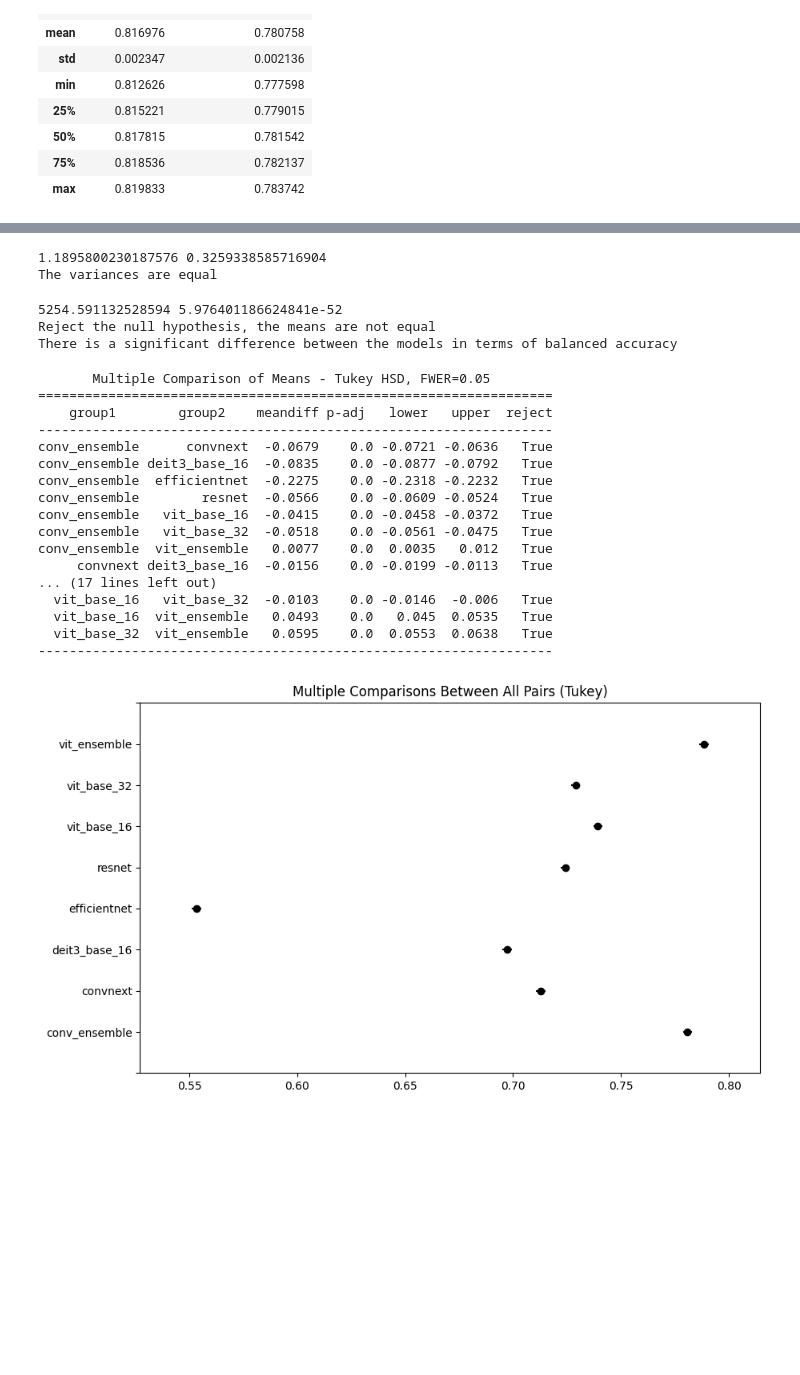
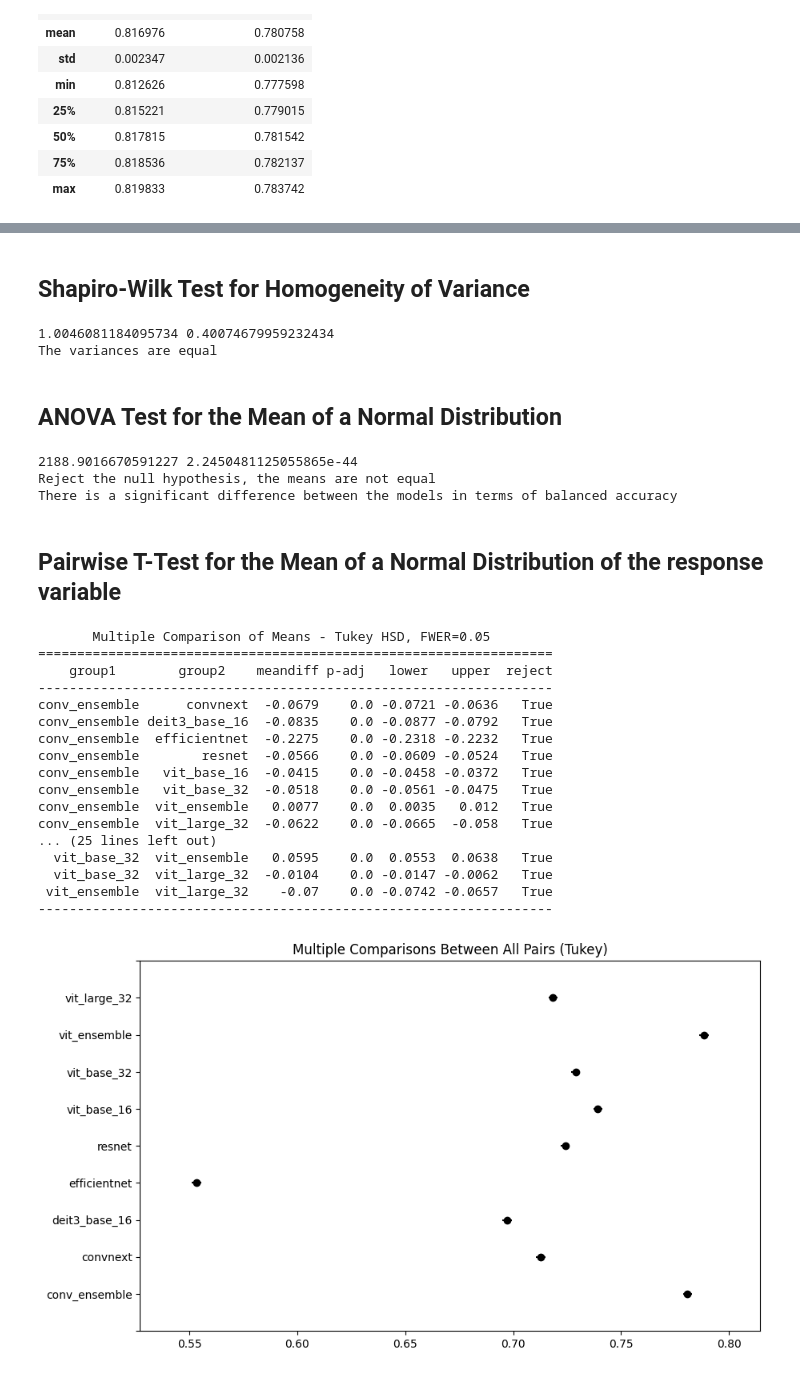
Before and after one commit to Antonio-Tresol/vits_ensemble_cr_leaves, a Jupyter notebook: metrics/metrics_analysis.ipynb, the cells around one changed output, grey strips where cells are left out. Cells and saved outputs as stored; diff of their text form; code cells hidden in the pictures; blank space fills up the shorter version.

```diff
--- a/metrics/metrics_analysis.ipynb
+++ b/metrics/metrics_analysis.ipynb
@@ -37,6 +38,3 @@ conv_ensemble.describe()
 | 50% | 0.817815 | 0.781542 |
 | 75% | 0.818536 | 0.782137 |
 | max | 0.819833 | 0.783742 |
-# %%
-deit3_base_16.sort_values(by="test/BalancedAccuracy", ascending=False, inplace=True)
-deit3_base_16.describe()
@@ -53,3 +40,0 @@ deit3_base_16.describe()
-# %%
-convnext.sort_values(by="test/BalancedAccuracy", ascending=False, inplace=True)
-convnext.describe()
@@ -67,25 +42,53 @@ convnext.describe()
 import matplotlib.pyplot as plt
 import seaborn as sns
 # %%
-all_metrics = pd.concat([vit_ensemble, conv_ensemble, deit3_base_16, convnext, vit_base_32, vit_base_16, resnet, efficientnet], axis=0)
+all_metrics = pd.concat(
+    [
+        vit_ensemble,
+        conv_ensemble,
+        deit3_base_16,
+        convnext,
+        vit_base_32,
+        vit_base_16,
+        resnet,
+        efficientnet,
+        vit_large_32,
+    ],
+    axis=0,
+)
+
+
 all_metrics["model"] = (
     ["vit_ensemble"] * vit_ensemble.shape[0]
     + ["conv_ensemble"] * conv_ensemble.shape[0]
+
     + ["deit3_base_16"] * deit3_base_16.shape[0]
     + ["convnext"] * convnext.shape[0]
     + ["vit_base_32"] * vit_base_32.shape[0]
     + ["vit_base_16"] * vit_base_16.shape[0]
     + ["resnet"] * resnet.shape[0]
     + ["efficientnet"] * efficientnet.shape[0]
+    + ["vit_large_32"] * vit_large_32.shape[0]
 )
 
 all_metrics
+
+
+
 plt.figure(figsize=(10, 6))
+
+
 sns.scatterplot(data=all_metrics, x=all_metrics.index, y="test/Accuracy", hue="model")
+
+
 
 plt.xlabel("Trial Number")
 
+
+
 plt.ylabel("Accuracy")
+
+
 plt.title("Accuracy of Models")
 # %% [output]
 Text(0.5, 1.0, 'Accuracy of Models')
@@ -184,12 +217,14 @@ The data VIT Ensemble is normally distributed
 Shapiro Statistic: 0.9418474216271043
 Shapiro P Value: 0.5424547808989539
 The data EfficientNet is normally distributed
+# %% [markdown]
+## Shapiro-Wilk Test for Homogeneity of Variance
 # %%
 # Levene test is for equal variances
 levene_stat, levene_p = stats.levene(
     vit_ensemble["test/BalancedAccuracy"],
     conv_ensemble["test/BalancedAccuracy"],
-    deit3_base_16["test/BalancedAccuracy"],
+    vit_base_32["test/BalancedAccuracy"],
     convnext["test/BalancedAccuracy"],
 )
 print(levene_stat, levene_p)
@@ -199,54 +234,65 @@ if levene_p < 0.05:
 else:
     print("The variances are equal")
 # %% [output]
-1.1895800230187576 0.3259338585716904
+1.0046081184095734 0.40074679959232434
 The variances are equal
+# %% [markdown]
+## ANOVA Test for the Mean of a Normal Distribution
 # %%
 # ANOVA test
 fvalue, pvalue = stats.f_oneway(
     vit_ensemble["test/BalancedAccuracy"],
     conv_ensemble["test/BalancedAccuracy"],
-    deit3_base_16["test/BalancedAccuracy"],
     convnext["test/BalancedAccuracy"],
+    vit_base_32["test/BalancedAccuracy"],
 )
 
 print(fvalue, pvalue)
 if pvalue < 0.05:
     print("Reject the null hypothesis, the means are not equal")
-    print("There is a significant difference between the models in terms of balanced accuracy")
+    print(
+        "There is a significant difference between the models in terms of balanced accuracy"
+    )
 else:
     print("Fail to reject the null hypothesis, the means are equal")
-    print("There is no significant difference between the models in terms of balanced accuracy")
+    print(
+        "There is no significant difference between the models in terms of balanced accuracy"
+    )
 # %% [output]
-5254.591132528594 5.976401186624841e-52
+2188.9016670591227 2.2450481125055865e-44
 Reject the null hypothesis, the means are not equal
 There is a significant difference between the models in terms of balanced accuracy
+# %% [markdown]
+## Pairwise T-Test for the Mean of a Normal Distribution of the response variable
 # %%
 from statsmodels.stats.multicomp import pairwise_tukeyhsd
+
 # we can use Tukey's HSD test to find out which models are different
 # the tukeyhsd test performs multiple pairwise comparisons using the studentized range distribution
-m_comp = pairwise_tukeyhsd(
-    all_metrics["test/BalancedAccuracy"], all_metrics["model"]
-)
+
+m_comp = pairwise_tukeyhsd(all_metrics["test/BalancedAccuracy"], all_metrics["model"])
+
 print(m_comp)
+
 m_comp.plot_simultaneous()
+
 plt.show()
 # %% [output]
        Multiple Comparison of Means - Tukey HSD, FWER=0.05
 ==================================================================
     group1        group2    meandiff p-adj   lower   upper  reject
 ------------------------------------------------------------------
 conv_ensemble      convnext  -0.0679    0.0 -0.0721 -0.0636   True
 conv_ensemble deit3_base_16  -0.0835    0.0 -0.0877 -0.0792   True
 conv_ensemble  efficientnet  -0.2275    0.0 -0.2318 -0.2232   True
 conv_ensemble        resnet  -0.0566    0.0 -0.0609 -0.0524   True
 conv_ensemble   vit_base_16  -0.0415    0.0 -0.0458 -0.0372   True
 conv_ensemble   vit_base_32  -0.0518    0.0 -0.0561 -0.0475   True
 conv_ensemble  vit_ensemble   0.0077    0.0  0.0035   0.012   True
-     convnext deit3_base_16  -0.0156    0.0 -0.0199 -0.0113   True
-... (17 lines left out)
-  vit_base_16   vit_base_32  -0.0103    0.0 -0.0146  -0.006   True
-  vit_base_16  vit_ensemble   0.0493    0.0   0.045  0.0535   True
+conv_ensemble  vit_large_32  -0.0622    0.0 -0.0665  -0.058   True
+... (25 lines left out)
   vit_base_32  vit_ensemble   0.0595    0.0  0.0553  0.0638   True
+  vit_base_32  vit_large_32  -0.0104    0.0 -0.0147 -0.0062   True
+ vit_ensemble  vit_large_32    -0.07    0.0 -0.0742 -0.0657   True
 ------------------------------------------------------------------
-[figure, old version]
+[figure, new version]
```
Also changed, not shown: parts of 11 cells of this notebook.
